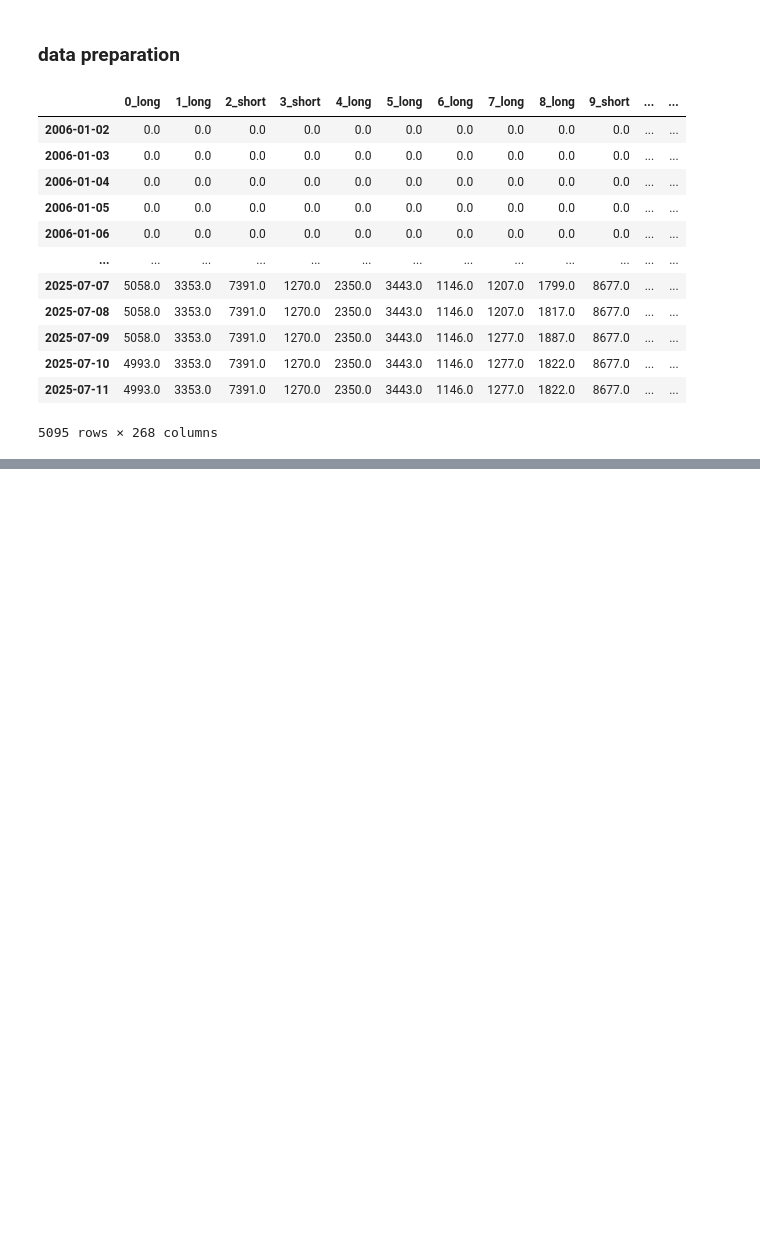
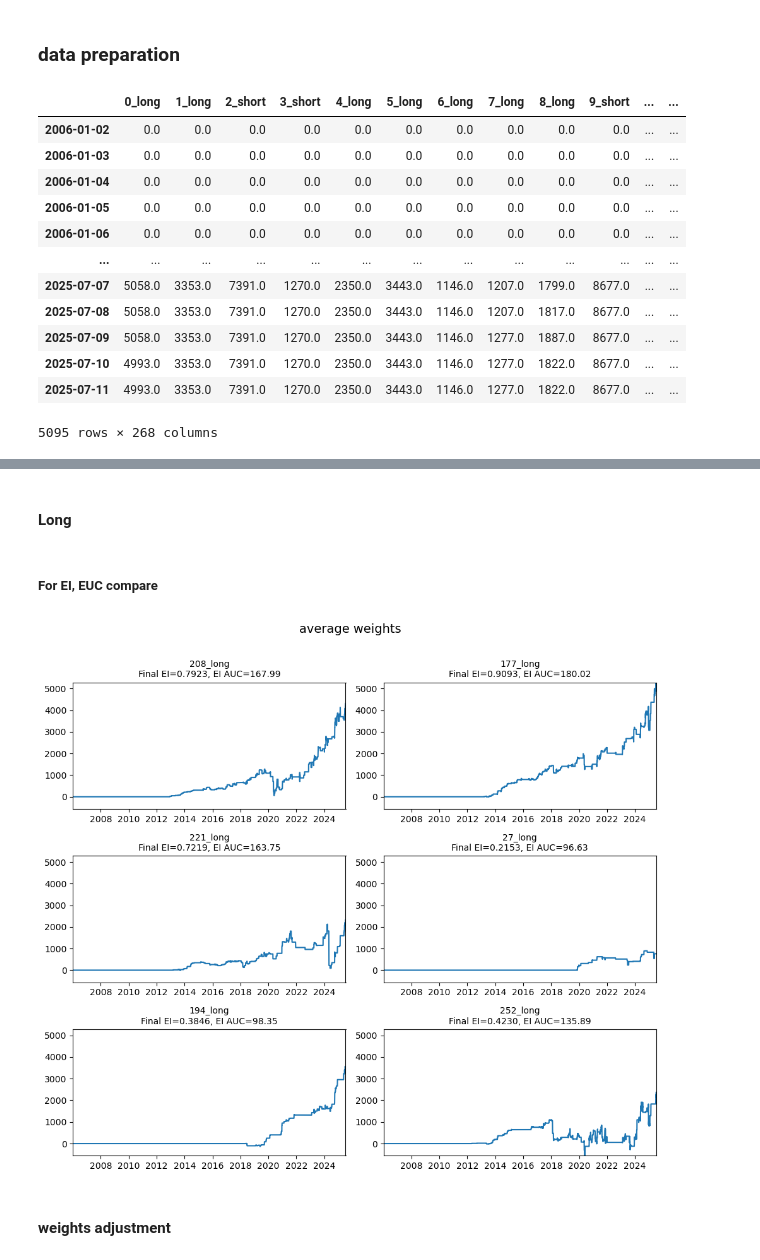
Before and after one commit to maoqing-wang/sauma-group, a Jupyter notebook: task6.ipynb, the cells around one changed output, grey strips where cells are left out. Saved outputs shown, nothing was run; the diff lists cells and outputs as text; code cells hidden in the pictures; blank space fills up the shorter version.

```diff
--- a/task6.ipynb
+++ b/task6.ipynb
@@ -60,2 +49,8 @@ ValueError: The truth value of a Series is ambiguous. Use a.empty, a.bool(), a.i
 # %%
 short_metrics = calc_metrics(short)
+# %%
+short1M = {}
+for col, frame in long_metrics.items():
+    frame.fillna(0, inplace=True)
+    frame.index = pd.to_datetime(frame.index)
+    short1M[col] = frame.resample('1M').last()
@@ -61,0 +150,46 @@ short_metrics = calc_metrics(short)
+# %% [markdown]
+#### Long
+# %%
+def visualize(EIdf, df, title = None, random_state=42):
+    cols = EIdf.columns
+
+    rng = np.random.default_rng(random_state)
+    selected = rng.choice(cols, size = 6, replace=False)
+
+    x_min, x_max = df.index.min(), df.index.max()
+    y_min = df[selected].min().min()
+    y_max = df[selected].max().max()
+
+    ncols = 2
+    nrows = 3
+    fig, axes = plt.subplots(nrows, ncols, figsize=(10, 3*nrows), squeeze=False)
+
+    for i, col in enumerate(selected):
+        ax = axes[i // ncols][i % ncols]
+
+        series = df[col]
+        final_EI = EIdf[col].iloc[-1]
+        auc_EI = EIdf[col].sum()
+
+        ax.plot(series.index, series.values)
+
+        ax.set_title(f"{col}\nFinal EI={final_EI:.4f}, EI AUC={auc_EI:.2f}", fontsize=10)
+        ax.set_xlim(x_min, x_max)
+        ax.set_ylim(y_min, y_max)
+
+    for j in range(i+1, nrows*ncols):
+        fig.delaxes(axes[j // ncols][j % ncols])
+
+    fig.suptitle(title, fontsize=14)
+    fig.tight_layout(rect=[0, 0, 1, 0.97])
+    plt.show()
+# %% [markdown]
+##### For EI, EUC compare
+# %%
+weights = get_weights() # average weights
+EI_long_trader = compute_EI_trader(long1M_traders, alpha=0.05, weights = get_weights()).T
+visualize(EI_long_trader, long, title = 'average weights', random_state=41)
+# %% [output]
+[figure, added]
+# %% [markdown]
+#### weights adjustment
```
Also changed, not shown: parts of 19 cells of this notebook, 1 other file.
